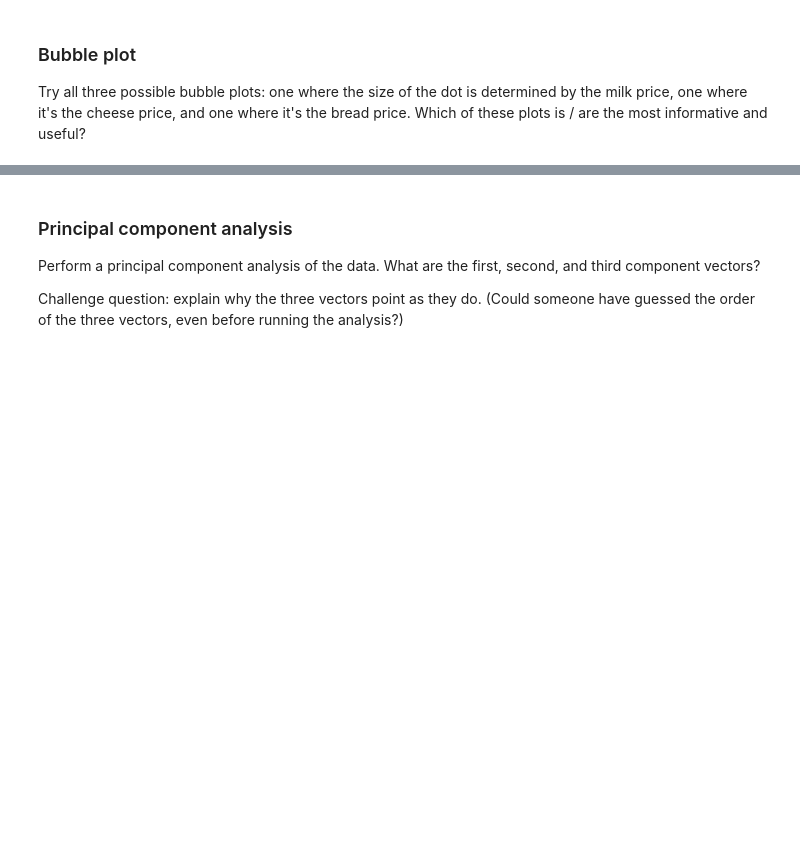
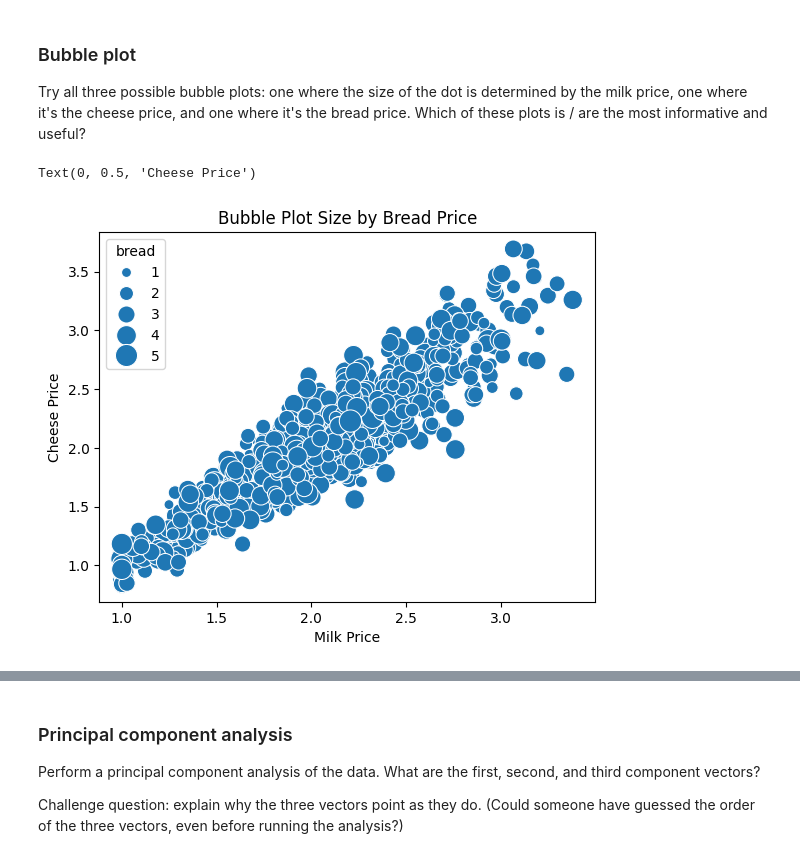
Before and after one commit to JonG-2025/Module-B-semester-2, a Jupyter notebook: Week8.ipynb, the cells around one changed output, grey strips where cells are left out. Cells and saved outputs as stored; diff of their text form; code cells hidden in the pictures; blank space fills up the shorter version.

```diff
--- a/Week8.ipynb
+++ b/Week8.ipynb
@@ -234,3 +285,14 @@ Try Googling "how do I change numerical to categorical data" to get advice on th
 ### Bubble plot
 
 Try all three possible bubble plots: one where the size of the dot is determined by the milk price, one where it's the cheese price, and one where it's the bread price.  Which of these plots is / are the most informative and useful?
+# %%
+minbread = df3["bread"].min()
+maxbread = df3["bread"].max()
+maxbubble = 300
+ax = sns.scatterplot(data = df3, x = "milk", y = "cheese", size = "bread", sizes = (minbread / maxbread * maxbubble, maxbubble))
+ax.set_title("Bubble Plot Size by Bread Price")
+ax.set_xlabel("Milk Price")
+ax.set_ylabel("Cheese Price")
+# %% [output]
+Text(0, 0.5, 'Cheese Price')
+[figure, added]
```
Also changed, not shown: parts of 19 cells of this notebook.
